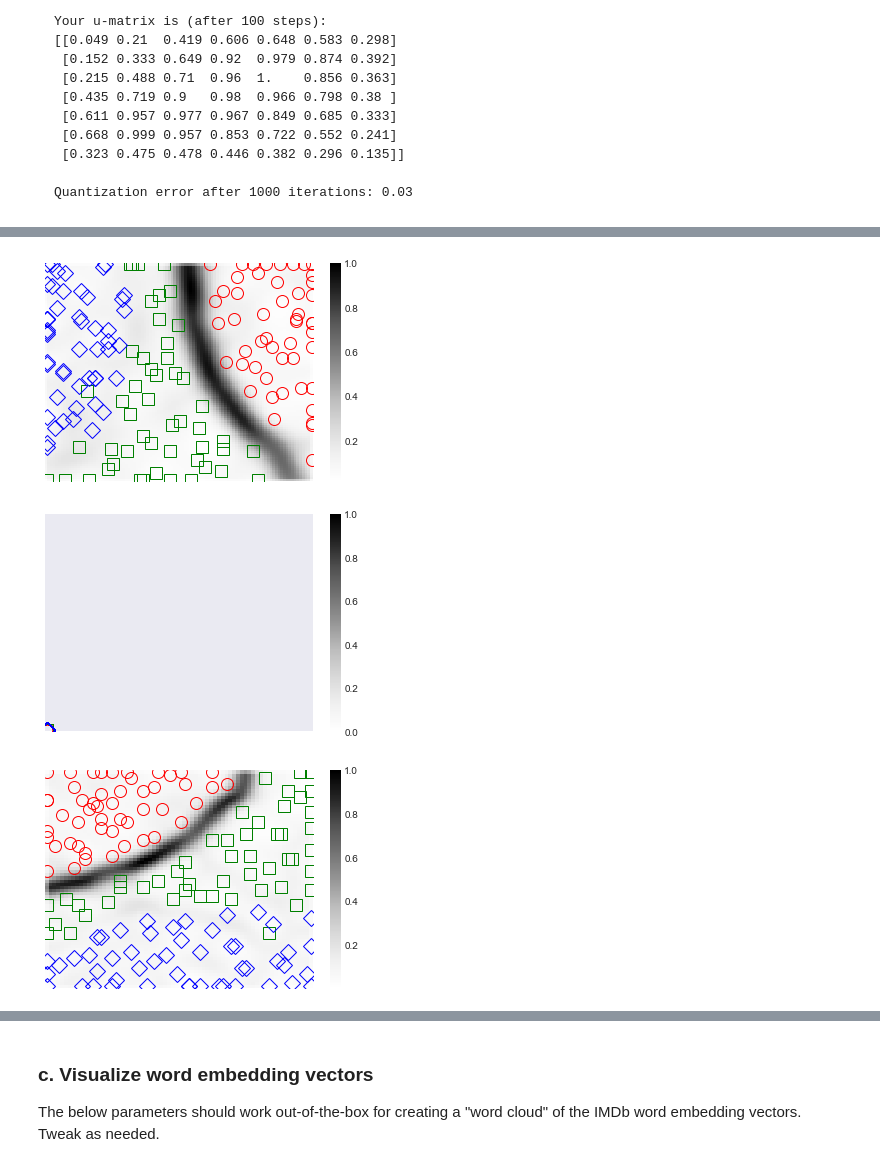
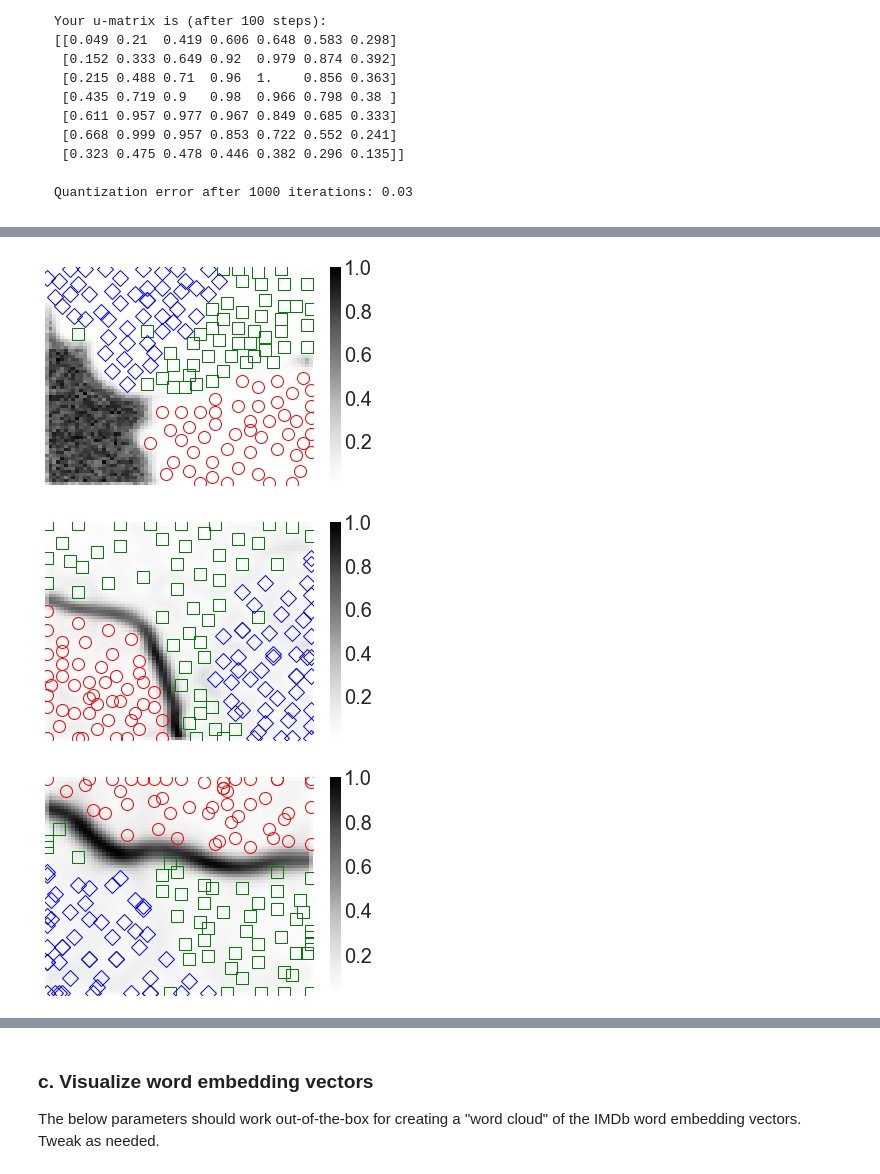
Before and after one commit to ejseal21/NeuralNetworks, a Jupyter notebook: project5/som.ipynb, the cells around one changed output, grey strips where cells are left out. Saved outputs shown, nothing was run; the diff lists cells and outputs as text; code cells hidden in the pictures.

```diff
--- a/project5/som.ipynb
+++ b/project5/som.ipynb
@@ -466,12 +494,12 @@ plt.show()
 # %%
 #Answer 6
-som_sz = 100
+som_sz = 70
 n_features = 4
 max_iter = 1000
 
 np.random.seed(0)
 
-iris_som = som.SOM(som_sz, n_features, max_iter, init_lr=3, init_sigma=51.0, verbose=False)
+iris_som = som.SOM(som_sz, n_features, max_iter, init_lr=3, init_sigma=5.0, verbose=False)
 iris_som.fit(iris_x.copy())
 iris_u_map = iris_som.u_matrix()
 
@@ -493,38 +521,38 @@ for i in range(len(iris_x)):
              markerfacecolor='None')
 plt.show()
 # %% [output]
-[figure, old version]
+[figure, new version]
 # %%
 #Answer 6
 som_sz = 70
 n_features = 4
 max_iter = 1000
 
 np.random.seed(0)
 
-iris_som = som.SOM(som_sz, n_features, max_iter, init_lr=6, init_sigma=51.0, verbose=False)
+iris_som = som.SOM(som_sz, n_features, max_iter, init_lr=3, init_sigma=15.0, verbose=False)
 iris_som.fit(iris_x.copy())
 iris_u_map = iris_som.u_matrix()
 
 plt.pcolor(iris_u_map.T)
 plt.colorbar()
 plt.xticks([])
 plt.yticks([])
 
 markers = ['o','s','D']
 colors = ['r','g','b']
 
 for i in range(len(iris_x)):
     bmu_pos = iris_som.get_bmu(iris_x[i])
     plt.plot(bmu_pos[0] + 0.5,
              bmu_pos[1] + 0.5,
              markers[iris_y[i]],
              markeredgecolor=colors[iris_y[i]],
              markersize=12,
              markerfacecolor='None')
 plt.show()
 # %% [output]
-[figure, old version]
+[figure, new version]
 # %%
 #Answer 6
 som_sz = 70
@@ -555,4 +583,4 @@ for i in range(len(iris_x)):
              markerfacecolor='None')
 plt.show()
 # %% [output]
-[figure, old version]
+[figure, new version]
```
Also changed, not shown: parts of 27 cells of this notebook, 4 other files.
